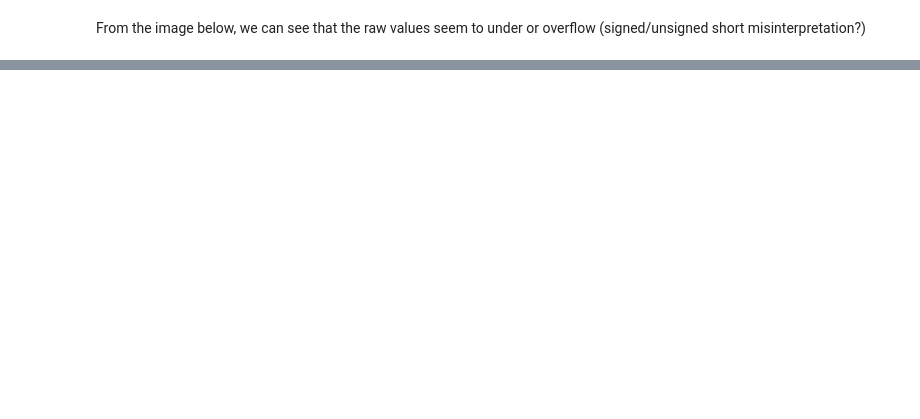
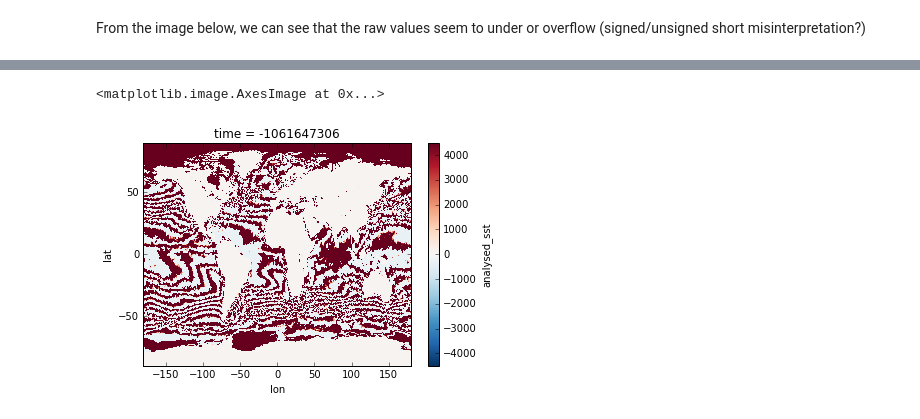
Before and after one commit to CCI-Tools/sandbox, a Jupyter notebook: notebooks/norman/xarray-sst-issues.ipynb, the cells around one changed output, grey strips where cells are left out. Drawn from its saved outputs; the diff is of its cells as text; code cells hidden in the pictures; blank space fills up the shorter version.

```diff
--- a/notebooks/norman/xarray-sst-issues.ipynb
+++ b/notebooks/norman/xarray-sst-issues.ipynb
@@ -72,0 +63,5 @@ plot.imshow(im.isel(time=0))
+# %%
+plot.imshow(im2.isel(time=0))
+# %% [output]
+<matplotlib.image.AxesImage at 0x...>
+[figure, added]
```
Also changed, not shown: parts of 8 cells of this notebook.
